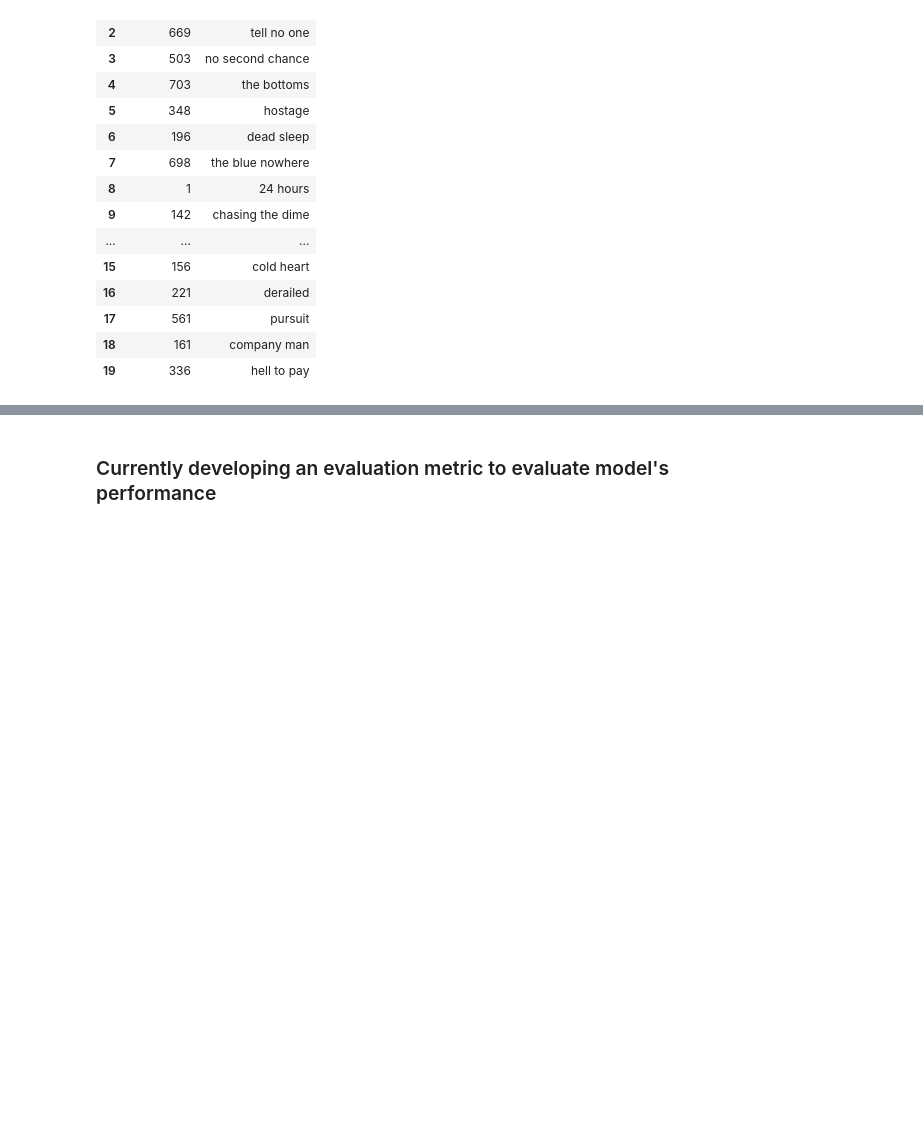
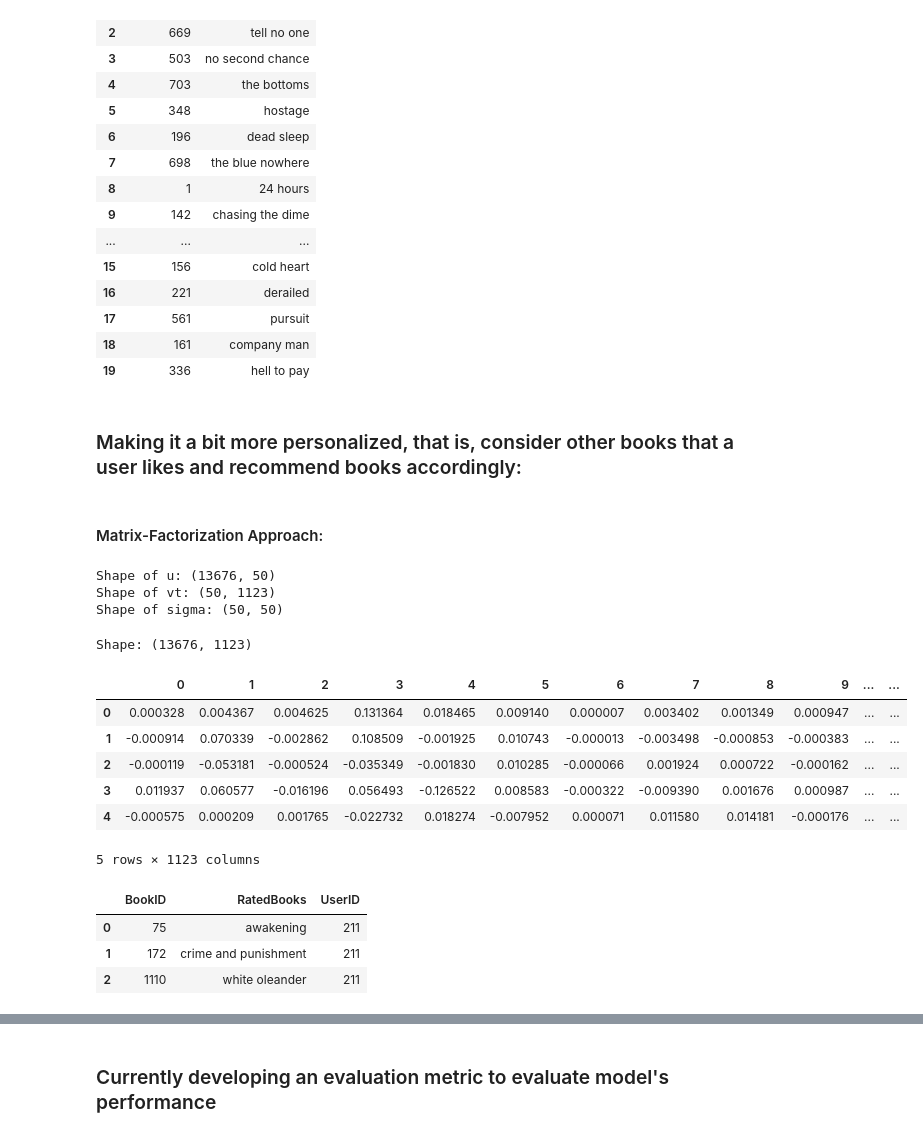
Before and after one commit to Mehul903/Book-Recommender-System, a Jupyter notebook: notebooks/Analysis.ipynb, the cells around one changed output, grey strips where cells are left out. Drawn from its saved outputs; the diff is of its cells as text; code cells hidden in the pictures; blank space fills up the shorter version.

```diff
--- a/notebooks/Analysis.ipynb
+++ b/notebooks/Analysis.ipynb
@@ -111,9 +123,8 @@ time: 5.02 ms
 # %% [markdown]
 #### Quick fix for incomplete-method:
 # %%
-# books_amazon_whole = pd.read_csv('E://MRP//0102/Books.csv', encoding = 'utf-8', names=col_names)
-books_amazon_whole = pd.read_csv('E://MRP//0102/Books.csv', encoding = 'utf-8',
-                                 header=None, usecols=[0,1,3,6])
+## Load only required columns to avoid memory-issues:
+books_amazon_whole = pd.read_csv('E://MRP//0102/Books.csv', encoding = 'utf-8', header=None, usecols=[0,1,3,6])
 new_cols = ['BookID', 'BookTitle', 'UserID', 'Score']
 books_amazon_whole.columns = new_cols
 books_amazon_whole['BookTitle'] = [title.strip().lower() for title in books_amazon_whole['BookTitle']]
@@ -139,10 +151,10 @@ books_amazon_whole.head()
 time: 12.5 s
 # %%
 ## Consider users who rated >1 books. Two reasons: 1) Expect to get better results; 2) Speeds-up calculation and easy to manage.
-temp = pd.DataFrame(books_amazon_whole.groupby(by = 'UserID').size(), columns = ['count'])
-temp = temp.loc[temp['count'] > 1]
-temp.reset_index(drop = False, inplace = True)
-temp = temp[temp['UserID'] != ' unknown']  ## Remove unknown user-ID which has given 949 ratings
-temp = books_amazon_whole.loc[books_amazon_whole['UserID'].isin(temp['UserID'])]
+filter_users = pd.DataFrame(books_amazon_whole.groupby(by = 'UserID').size(), columns = ['count'])
+filter_users = filter_users.loc[filter_users['count'] > 1]
+filter_users.reset_index(drop = False, inplace = True)
+filter_users = filter_users[filter_users['UserID'] != ' unknown']  ## Remove unknown user-ID which has given 949 ratings
+filter_users = books_amazon_whole.loc[books_amazon_whole['UserID'].isin(filter_users['UserID'])]
 # %%
 books_amazon_whole.drop_duplicates(subset = ['BookTitle', 'UserID'], inplace = True)
@@ -275,3 +305,33 @@ Target book:  mystic river
 | 17 | 561 | pursuit |
 | 18 | 161 | company man |
 | 19 | 336 | hell to pay |
+# %% [markdown]
+### Making it a bit more personalized, that is, consider other books that a user likes and recommend books accordingly:
+# %% [markdown]
+#### Matrix-Factorization Approach:
+# %%
+from scipy.sparse.linalg import svds
+K = 50
+u,sigma,vt = svds(user_item_mat, k = K)
+sigma = np.reshape(np.diag(sigma), newshape = (K,K))
+
+print ('Shape of u:', u.shape)
+print ('Shape of vt:', vt.shape)
+print ('Shape of sigma:', sigma.shape)
+# %% [output]
+Shape of u: (13676, 50)
+Shape of vt: (50, 1123)
+Shape of sigma: (50, 50)
+# %%
+predict_ratings = pd.DataFrame(np.dot(np.dot(u, sigma), vt))
+print ('Shape:', predict_ratings.shape)
+predict_ratings.head()
+# %% [output]
+Shape: (13676, 1123)
+|  | 0 | 1 | 2 | 3 | 4 | 5 | 6 | 7 | 8 | 9 | ... | ... |
+| 0 | 0.000328 | 0.004367 | 0.004625 | 0.131364 | 0.018465 | 0.009140 | 0.000007 | 0.003402 | 0.001349 | 0.000947 | ... | ... |
+| 1 | -0.000914 | 0.070339 | -0.002862 | 0.108509 | -0.001925 | 0.010743 | -0.000013 | -0.003498 | -0.000853 | -0.000383 | ... | ... |
+| 2 | -0.000119 | -0.053181 | -0.000524 | -0.035349 | -0.001830 | 0.010285 | -0.000066 | 0.001924 | 0.000722 | -0.000162 | ... | ... |
+| 3 | 0.011937 | 0.060577 | -0.016196 | 0.056493 | -0.126522 | 0.008583 | -0.000322 | -0.009390 | 0.001676 | 0.000987 | ... | ... |
+| 4 | -0.000575 | 0.000209 | 0.001765 | -0.022732 | 0.018274 | -0.007952 | 0.000071 | 0.011580 | 0.014181 | -0.000176 | ... | ... |
+5 rows × 1123 columns
@@ -277,0 +358,7 @@ Target book:  mystic river
+# %%
+user_rated_books
+# %% [output]
+|  | BookID | RatedBooks | UserID |
+| 0 | 75 | awakening | 211 |
+| 1 | 172 | crime and punishment | 211 |
+| 2 | 1110 | white oleander | 211 |
```
Also changed, not shown: parts of 16 cells of this notebook.
